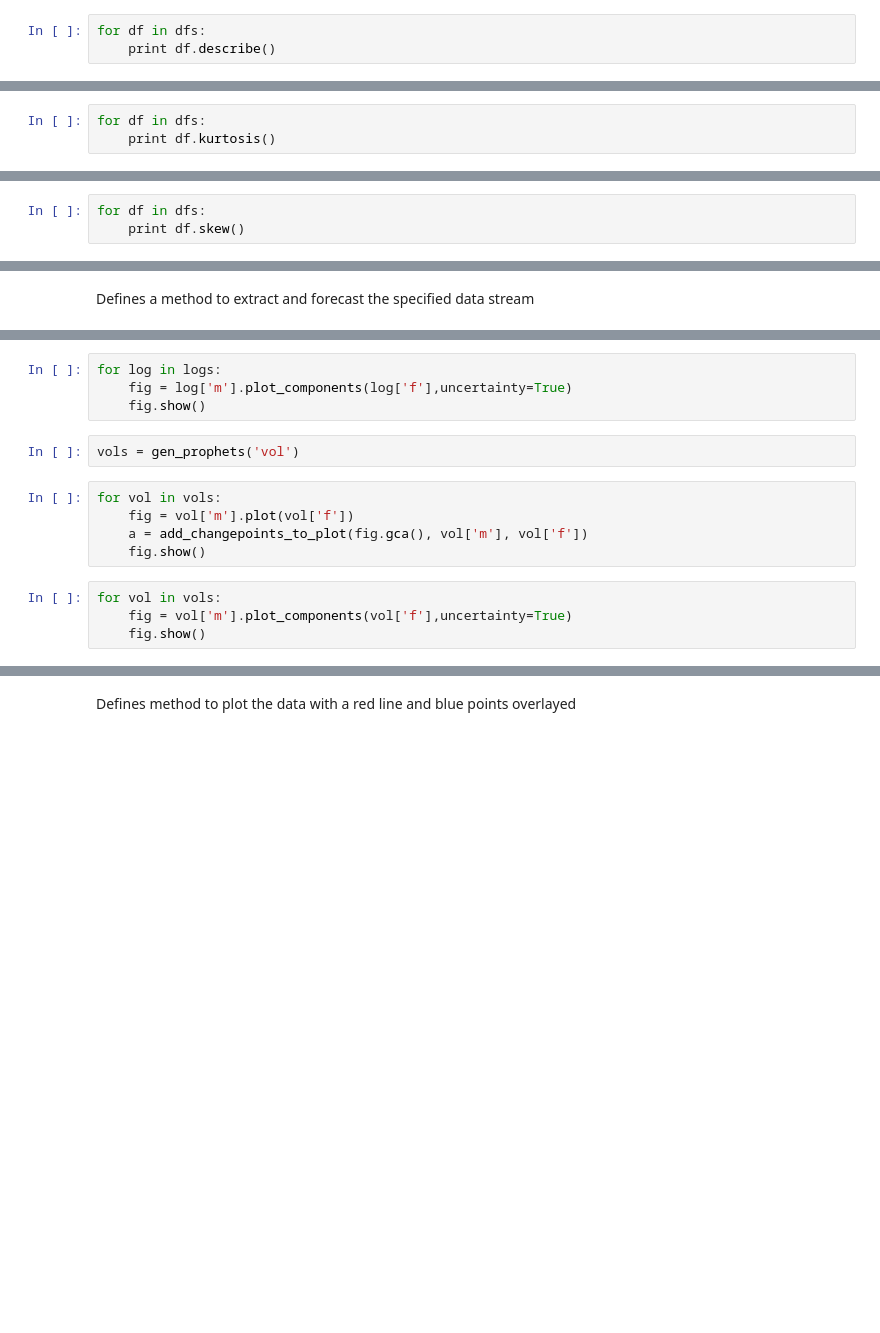
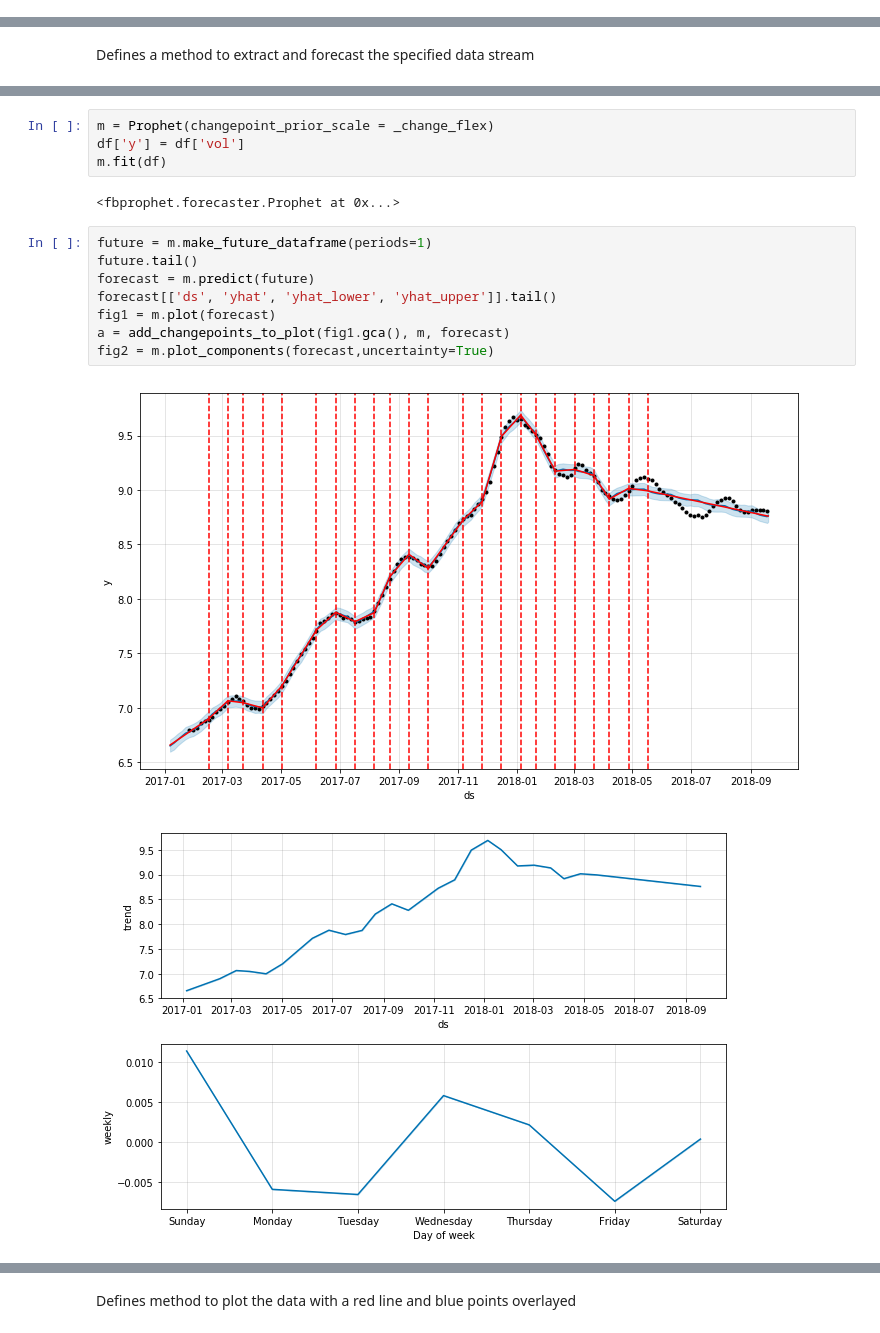
Before and after one commit to nmits/CapstoneProphetTests, a Jupyter notebook: Volatility Testing 6 Period.ipynb, the cells around one changed output, grey strips where cells are left out. Cells and saved outputs as stored; diff of their text form; blank space fills up the shorter version.

```diff
--- a/Volatility Testing 6 Period.ipynb
+++ b/Volatility Testing 6 Period.ipynb
@@ -76,5 +71,2 @@ for x in range(_number_subsets):
 # %% [markdown]
 Shows statistics for the three columns
-# %%
-for df in dfs:
-    print df.describe()
@@ -101,6 +86,3 @@ max    1.483628e+09  1099.593509   7.002696  6.931528
 Displays kurtosis for the three data sources
 # %% [markdown]
 Kurtosis for log and vol is relatively low indicating that there aren't many extrema.
-# %%
-for df in dfs:
-    print df.kurtosis()
@@ -119,6 +97,3 @@ dtype: float64
 Displays skew for the three data sources
 # %% [markdown]
 The skew is positive meaning that that the the graph is asymmetric with a left weight
-# %%
-for df in dfs:
-    print df.skew()
@@ -168,15 +109,17 @@ for log in logs:
-# %%
-for log in logs:
-    fig = log['m'].plot_components(log['f'],uncertainty=True)
-    fig.show()
-# %%
-vols = gen_prophets('vol')
-# %%
-for vol in vols:
-    fig = vol['m'].plot(vol['f'])
-    a = add_changepoints_to_plot(fig.gca(), vol['m'], vol['f'])
-    fig.show()
-# %%
-for vol in vols:
-    fig = vol['m'].plot_components(vol['f'],uncertainty=True)
-    fig.show()
+# %%
+m = Prophet(changepoint_prior_scale = _change_flex)
+df['y'] = df['vol']
+m.fit(df)
+# %% [output]
+<fbprophet.forecaster.Prophet at 0x...>
+# %%
+future = m.make_future_dataframe(periods=1)
+future.tail()
+forecast = m.predict(future)
+forecast[['ds', 'yhat', 'yhat_lower', 'yhat_upper']].tail()
+fig1 = m.plot(forecast)
+a = add_changepoints_to_plot(fig1.gca(), m, forecast)
+fig2 = m.plot_components(forecast,uncertainty=True)
+# %% [output]
+[figure, added]
+[figure, added]
```
Also changed, not shown: parts of 31 cells of this notebook, 2 other files.
